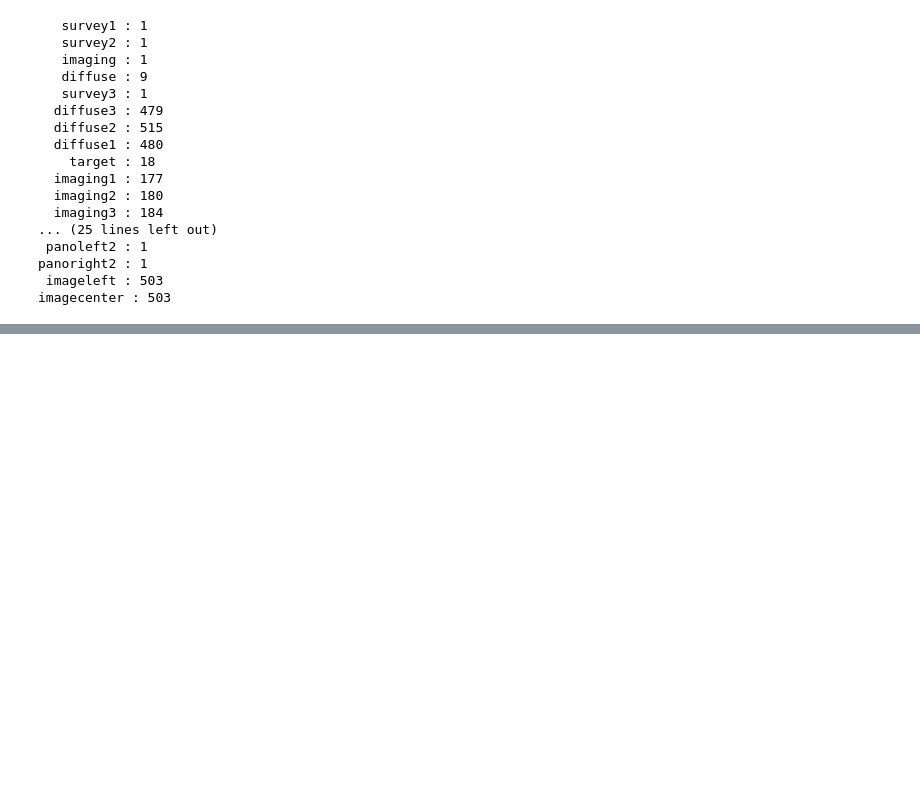
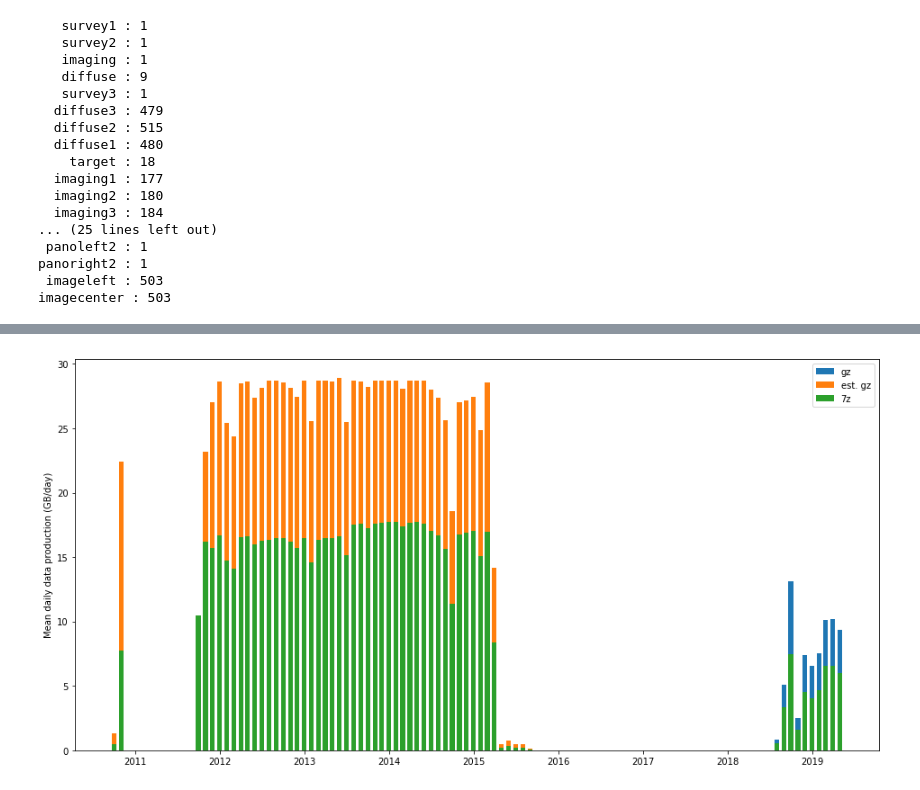
Before and after one commit to COVIS-Sonar/covis-worker, a Jupyter notebook: notebooks/summarize_data_sizes.ipynb, the cells around one changed output, grey strips where cells are left out. Cells and saved outputs as stored; diff of their text form; code cells hidden in the pictures; blank space fills up the shorter version.

```diff
--- a/notebooks/summarize_data_sizes.ipynb
+++ b/notebooks/summarize_data_sizes.ipynb
@@ -6,3 +9,5 @@ csv_file = 'covis_db_metadata_report_20190403.csv'
 
 data = pd.read_csv(csv_file)
 data['datetime'] = pd.to_datetime(data['datetime'])
+data.rename( columns={"# basename" : "basename"}, inplace=True )
+print(data.columns)
@@ -134,3 +175,26 @@ for mode,count in types.items():
 panoright2 : 1
  imageleft : 503
 imagecenter : 503
+# %%
+## Calculate mean counts and size per day
+
+by_date = data.set_index('datetime')
+by_day = by_date.resample('D').sum()
+by_day['count'] = by_date.basename.resample('D').count()
+by_day = by_day[ by_day['count'] > 0 ]
+
+print(by_day)
+
+## by_day is now the _total_ amount of data produced per day
+
+## by_month is the _mean daily_ data
+by_month = by_day.resample('M').mean()
+
+def estimate_gz(row):
+    if row.gz_size == 0.0:
+        return gz_mean_compression*row.raw_size
+
+    return 0.0
+
+by_month['estimated_gz_size'] = by_month.apply(lambda row: estimate_gz( row ), axis=1 )
+by_day['estimated_gz_size'] = by_day.apply(lambda row: estimate_gz( row ), axis=1 )
@@ -136,0 +219,14 @@ imagecenter : 503
+# %%
+plt.figure( figsize=(16,8))
+yscalar = 1.0 / 1024**3
+plt.bar( by_month.index, by_month.gz_size * yscalar, width=20, label='gz' )
+plt.bar( by_month.index, by_month.estimated_gz_size * yscalar, width=20, label='est. gz' )
+plt.bar( by_month.index, by_month['7z_size'] * yscalar, width=20, label='7z' )
+
+
+plt.ylabel('Mean daily data production (GB/day)')
+plt.legend()
+
+plt.show()
+# %% [output]
+[figure, added]
```
Also changed, not shown: parts of 9 cells of this notebook, 2 other files.
